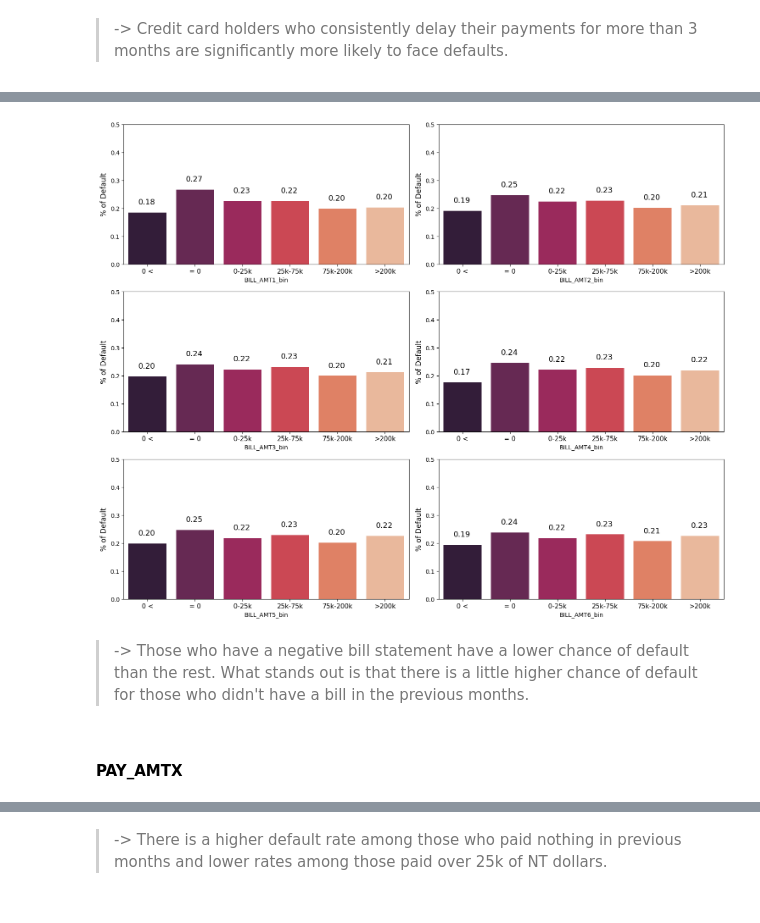
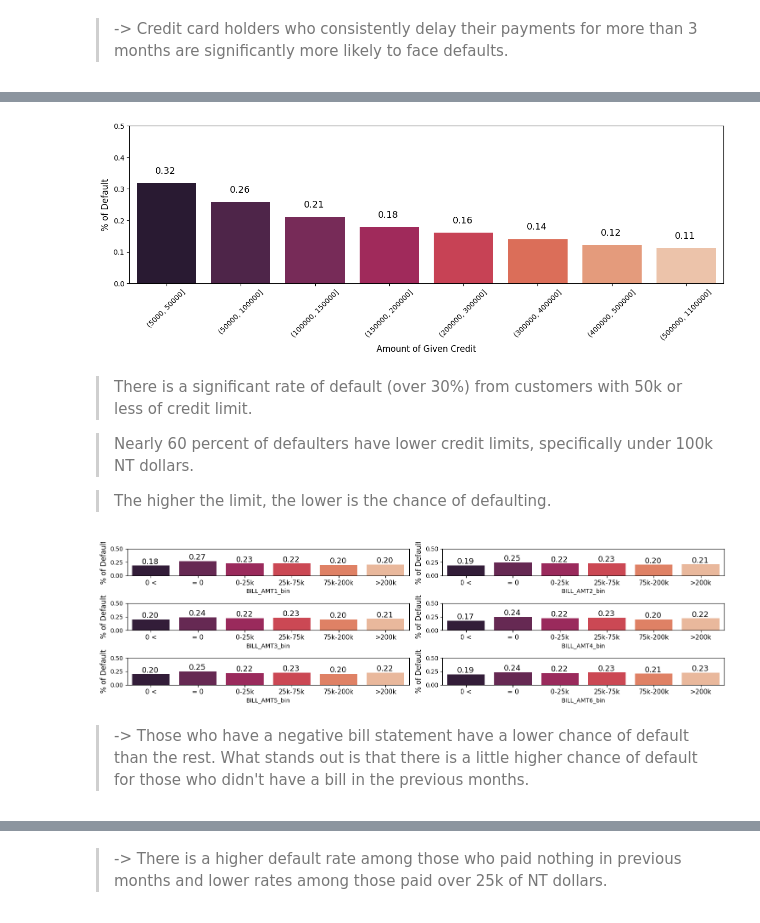
Before and after one commit to skander951/Default-of-Credit-Card-Clients, a Jupyter notebook: default-of-credit-card-clients.ipynb, the cells around one changed output, grey strips where cells are left out. Saved outputs shown, nothing was run; the diff lists cells and outputs as text; code cells hidden in the pictures.

```diff
--- a/default-of-credit-card-clients.ipynb
+++ b/default-of-credit-card-clients.ipynb
@@ -71,6 +71,9 @@ df.head()
 | 3 | 4 | 50000.0 | 2 | 2 | 1 | 37 | 0 | 0 | 0 | 0 | ... |
 | 4 | 5 | 50000.0 | 1 | 2 | 1 | 57 | -1 | 0 | -1 | 0 | ... |
 5 rows × 25 columns
+# %%
+# Drop the 'ID' column
+df.drop(columns=['ID'], inplace=True)
 # %%
 # rename to simplify
 df.rename(columns={"default.payment.next.month": "def_pay",
@@ -181,15 +166,0 @@ plt.show()
-# %%
-data['AgeBin'] = pd.cut(df['AGE'],[20, 25, 30, 35, 40, 50, 60, 80])
-AgeBin_order = ['(20, 25]', '(25, 30]', '(30, 35]', '(35, 40]', '(40, 50]', '(50, 60]', '(60, 80]']
-plt.figure(figsize=(12,4))
-
-ax = sns.barplot(x = "AgeBin", y = "def_pay", data = data, palette = 'rocket', errorbar = None, order = AgeBin_order)
-
-plt.xlabel("Age Group", fontsize= 12)
-plt.ylabel("% of Default", fontsize= 12)
-plt.ylim(0,0.5)
-
-for p in ax.patches:
-    ax.annotate("%.2f" %(p.get_height()), (p.get_x()+0.25, p.get_height()+0.03),fontsize=13)
-
-plt.show()
@@ -284,4 +201,0 @@ plt.show()
-# %%
-bill_amtx_fts = ['BILL_AMT1','BILL_AMT2', 'BILL_AMT3', 'BILL_AMT4', 'BILL_AMT5', 'BILL_AMT6']
-bills = df[bill_amtx_fts]
-draw_histograms(bills, bills.columns, 2, 3, 20)
@@ -290,24 +211,48 @@ draw_histograms(bills, bills.columns, 2, 3, 20)
+# %%
+data=df.copy()
+data['LimitBin'] = pd.cut(df['LIMIT_BAL'],[5000, 50000, 100000, 150000, 200000, 300000, 400000, 500000, 1100000])
+LimitBin_order = ['(5000, 50000]', '(50000, 100000]', '(100000, 150000]', '(150000, 200000]',
+                '(200000, 300000]', '(300000, 400000]', '(400000, 500000]', '(500000, 1100000]']
+plt.figure(figsize=(15,4))
+ax = sns.barplot(x = "LimitBin", y = "def_pay", data = data, palette = 'rocket', errorbar = None, order = LimitBin_order)
+plt.xticks(rotation=45)
+
+plt.xlabel("Amount of Given Credit", fontsize= 12)
+plt.ylabel("% of Default", fontsize= 12)
+plt.ylim(0,0.5)
+
+for p in ax.patches:
+    ax.annotate("%.2f" %(p.get_height()), (p.get_x()+0.25, p.get_height()+0.03),fontsize=13)
+
+plt.show()
+# %% [output]
+[figure, added]
+# %% [markdown]
+> There is a significant rate of default (over 30%) from customers with 50k or less of credit limit.
+
+> Nearly 60 percent of defaulters have lower credit limits, specifically under 100k NT dollars.
+
+> The higher the limit, the lower is the chance of defaulting.
 # %%
+#BILL_AMTX
 bill_amtx_bins = ['BILL_AMT1_bin', 'BILL_AMT2_bin', 'BILL_AMT3_bin', 'BILL_AMT4_bin', 'BILL_AMT5_bin', 'BILL_AMT6_bin']
 for i, col in enumerate (bill_amtx_bins):
     data[col] = pd.cut(df[bill_amtx_fts[i]],[-350000,-1,0,25000, 75000, 200000, 2000000])
-plt.figure(figsize=(15,12))
+plt.figure(figsize=(15,4))
 
 for i,col in enumerate(bill_amtx_bins):
     plt.subplot(3,2,i + 1)
     ax = sns.barplot(x = col, y = "def_pay", data = data, palette = 'rocket', errorbar = None)
     plt.ylabel("% of Default", fontsize= 12)
     plt.ylim(0,0.5)
     plt.xticks([0,1,2,3,4,5],['0 <', '= 0', '0-25k', '25k-75k', '75k-200k', '>200k'], fontsize = 11)
     plt.tight_layout()
 
     for p in ax.patches:
         ax.annotate("%.2f" %(p.get_height()), (p.get_x()+0.21, p.get_height()+0.03),fontsize=13)
 
 plt.show()
 # %% [output]
-[figure, old version]
+[figure, new version]
 # %% [markdown]
 > ->  Those who have a negative bill statement have a lower chance of default than the rest. What stands out is that there is a little higher chance of default for those who didn't have a bill in the previous months.
-# %% [markdown]
-#### PAY_AMTX
```
Also changed, not shown: parts of 98 cells of this notebook.
